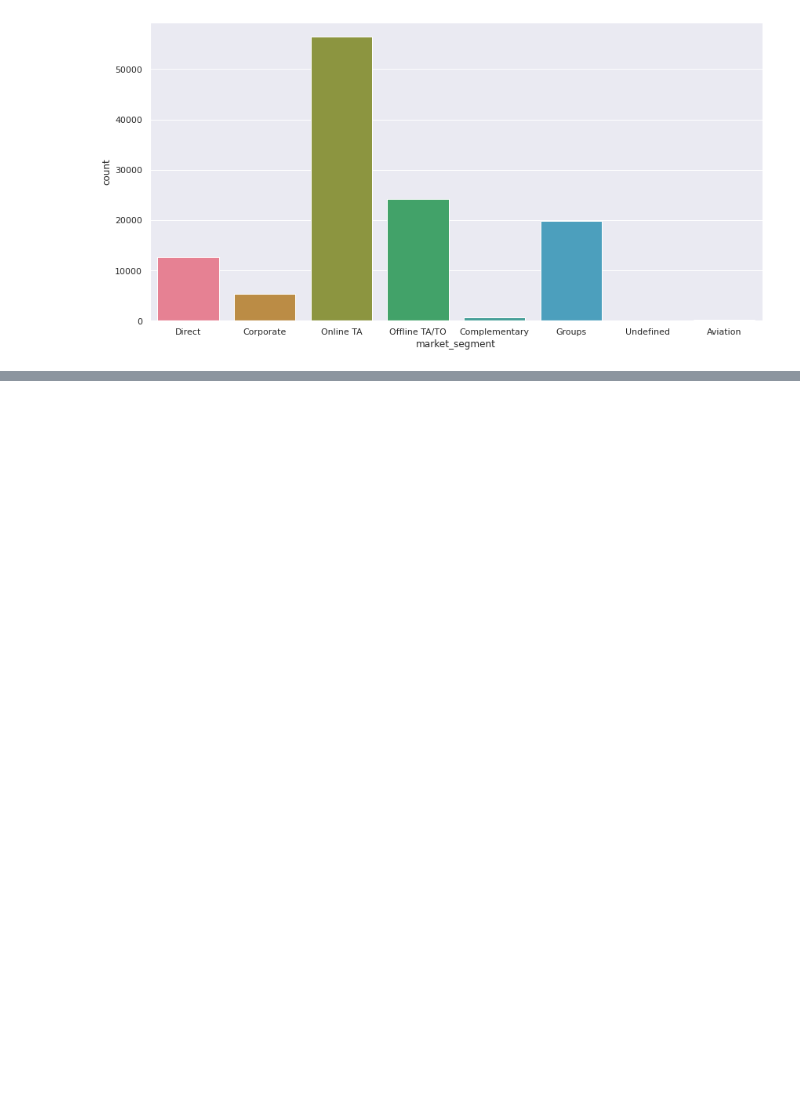
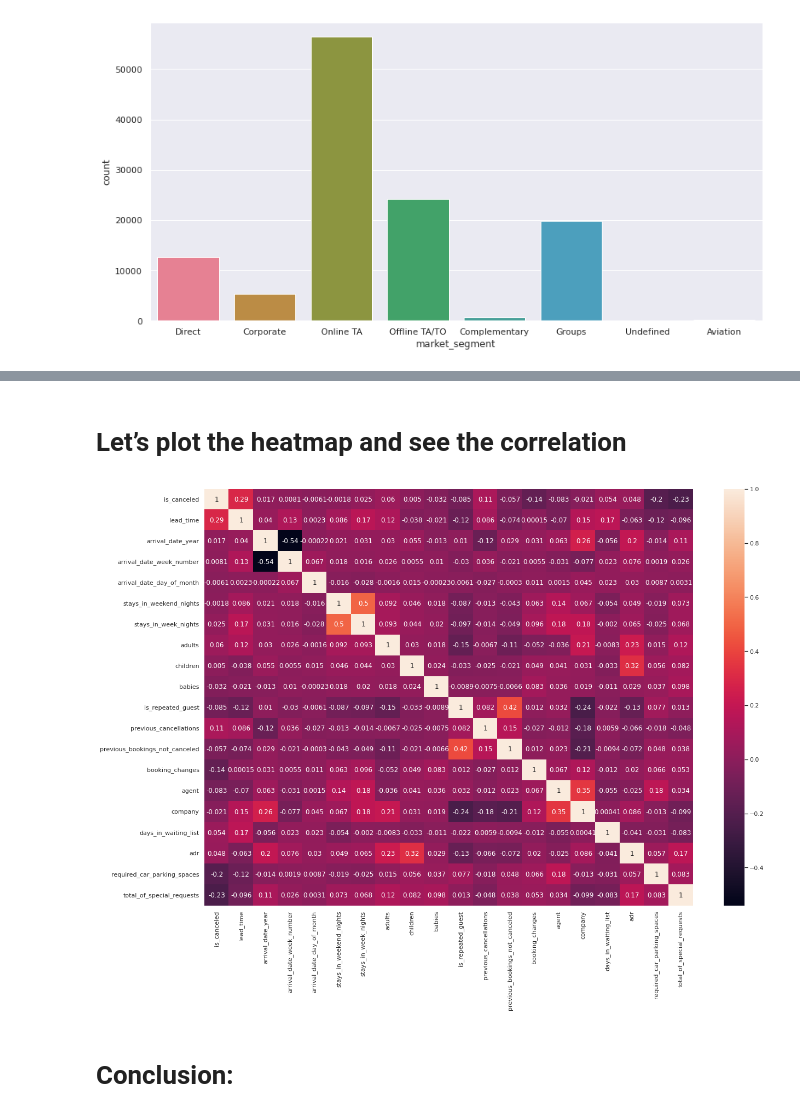
Before and after one commit to anasjy/Hotel-Booking-Analysis, a Jupyter notebook: Hotel_Booking_Analysis_Capstone_project.ipynb, the cells around one changed output, grey strips where cells are left out. Drawn from its saved outputs; the diff is of its cells as text; code cells hidden in the pictures; blank space fills up the shorter version.

```diff
--- a/Hotel_Booking_Analysis_Capstone_project.ipynb
+++ b/Hotel_Booking_Analysis_Capstone_project.ipynb
@@ -333,0 +396,10 @@ Pass the following variable as a keyword arg: x. From version 0.12, the only val
+# %% [markdown]
+# **Let’s plot the heatmap and see the correlation**
+# %%
+## Plot the heatmap to see correlation with columns
+fig, ax = plt.subplots(figsize=(20,14))
+sns.heatmap(hotel_inf.corr(), annot=True, ax=ax);
+# %% [output]
+[figure, added]
+# %% [markdown]
+# **Conclusion:**
```
Also changed, not shown: parts of 40 cells of this notebook.
